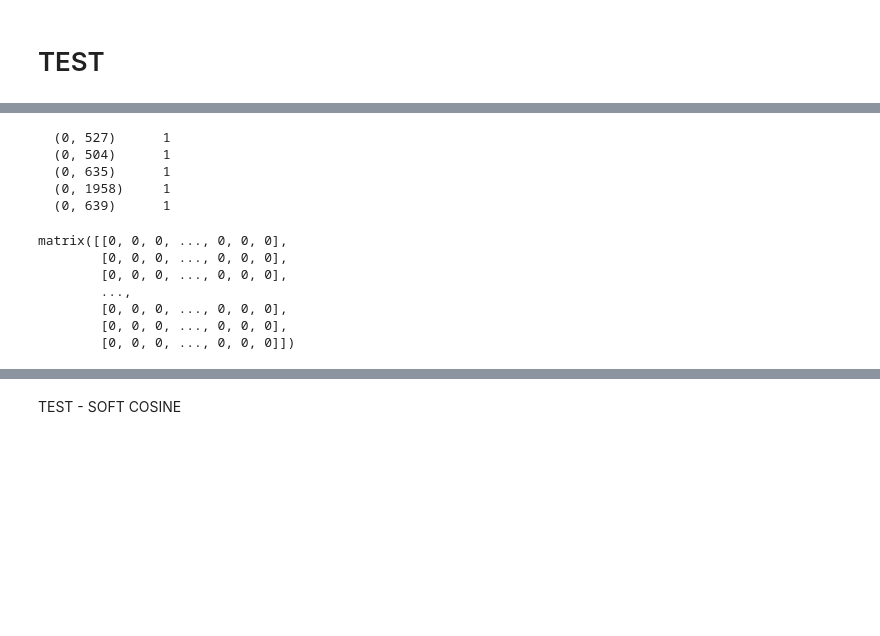
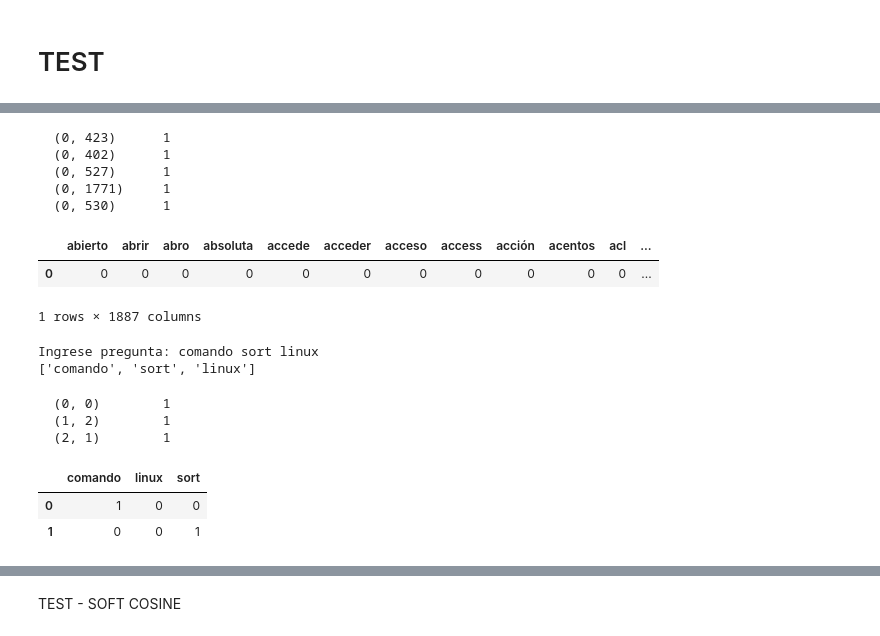
Before and after one commit to stevenrdz/IR-SOES, a Jupyter notebook: SOES.ipynb, the cells around one changed output, grey strips where cells are left out. Drawn from its saved outputs; the diff is of its cells as text; code cells hidden in the pictures; blank space fills up the shorter version.

```diff
--- a/SOES.ipynb
+++ b/SOES.ipynb
@@ -610,8 +584,0 @@ def preprocess_test(doc):
-# %%
-start = time()
-data = pd.read_csv('//content/gdrive/My Drive/df.csv',
-                      sep=';', encoding='utf-8-sig')
-
-
-print('Dataset generado. %.2f segundos' % (time() - start))
-data.head()
@@ -626,6 +584,0 @@ Dataset generado. 0.04 segundos
-# %%
-test = dataset['Title'].to_list()
-data['Processed_Title'] = data.apply(
-        lambda data: preprocess_test(data['Title']), axis=1)
-
-data.iloc[:,[1,3]]
@@ -648,13 +587,6 @@ from sklearn.feature_extraction.text import CountVectorizer
 import pandas as pd
 import string
 
-punct = string.punctuation
-com = "''¿¡"
-punct = punct + com
-print(punct)
-
-new_stops = set(stopwords.words('spanish') + list(punct))
-print(new_stops)
-
+count = data['Processed_Title'].to_list()
 # Create the Document Term Matrix
-vectorizer = CountVectorizer(stop_words=new_stops, tokenizer=word_tokenize, preprocessor=preprocess_test)
+vectorizer = CountVectorizer()
@@ -680,20 +593,20 @@ print(vector.toarray())
 # %%
-sparse_matrix = vectorizer.fit_transform(test)
+sparse_matrix = vectorizer.fit_transform(count)
 print(sparse_matrix[0:1])
 # %% [output]
+  (0, 423)      1
+  (0, 402)      1
   (0, 527)      1
-  (0, 504)      1
-  (0, 635)      1
-  (0, 1958)     1
-  (0, 639)      1
+  (0, 1771)     1
+  (0, 530)      1
 # %%
 doc_term_matrix = sparse_matrix.todense()
 doc_term_matrix
+
+df = pd.DataFrame(doc_term_matrix,
+                  columns=vectorizer.get_feature_names())
+df[:1]
 # %% [output]
+|  | abierto | abrir | abro | absoluta | accede | acceder | acceso | access | acción | acentos | acl | ... |
+| 0 | 0 | 0 | 0 | 0 | 0 | 0 | 0 | 0 | 0 | 0 | 0 | ... |
-matrix([[0, 0, 0, ..., 0, 0, 0],
-        [0, 0, 0, ..., 0, 0, 0],
-        [0, 0, 0, ..., 0, 0, 0],
-        ...,
-        [0, 0, 0, ..., 0, 0, 0],
-        [0, 0, 0, ..., 0, 0, 0],
-        [0, 0, 0, ..., 0, 0, 0]])
+1 rows × 1887 columns
@@ -703,3 +613,30 @@ X = vectorizer.fit_transform(corpus)
+# %%
+search = []
+search = input("Ingrese pregunta: ")
+search = search.split()
+print(search)
+# %% [output]
+Ingrese pregunta: comando sort linux
+['comando', 'sort', 'linux']
+# %%
+query = vectorizer.fit_transform(list(search))
+
+print(query[:])
+# %% [output]
+  (0, 0)        1
+  (1, 2)        1
+  (2, 1)        1
+# %%
+do_search = query.todense()
+do_search
+
+df = pd.DataFrame(do_search,
+                  columns=vectorizer.get_feature_names())
+df[:2]
+# %% [output]
+|  | comando | linux | sort |
+| 0 | 1 | 0 | 0 |
+| 1 | 0 | 0 | 1 |
 # %%
 from sklearn.metrics.pairwise import cosine_similarity
 print(cosine_similarity(sparse_matrix, sparse_matrix))
```
Also changed, not shown: parts of 36 cells of this notebook.
